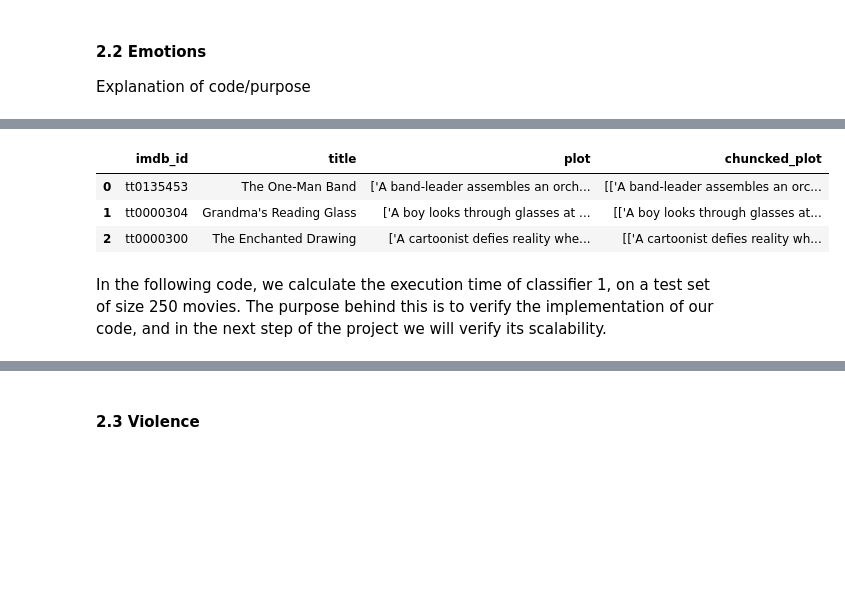
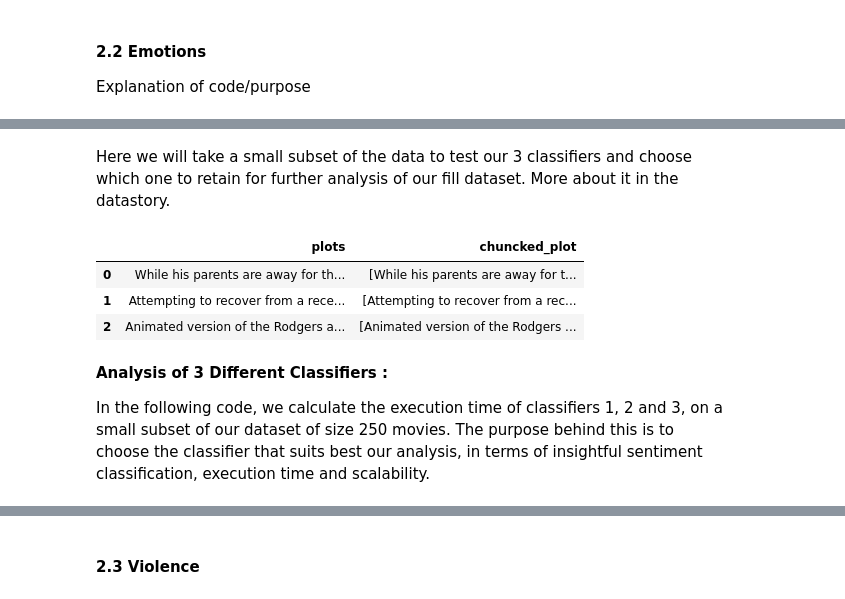
Before and after one commit to epfl-ada/ada-2022-project-lego, a Jupyter notebook: ADApm2.ipynb, the cells around one changed output, grey strips where cells are left out. Cells and saved outputs as stored; diff of their text form; code cells hidden in the pictures; blank space fills up the shorter version.

```diff
--- a/ADApm2.ipynb
+++ b/ADApm2.ipynb
@@ -339,0 +506,13 @@ imdb_data["general_sentiment"] = imdb_data["plot"].apply(lambda x: TextBlob(str(
+# %%
+# Regression for subjectivity of the General Sentiment
+import numpy as np
+from sklearn.linear_model import LinearRegression
+import matplotlib.pyplot as plt
+
+x = imdb_data["year"].unique().reshape(-1,1)
+y = imdb_data.groupby("year")["subjectivity"].mean().to_numpy().reshape(-1,1)
+
+reg = LinearRegression().fit(x, y)
+
+print(reg.coef_)
+print(reg.intercept_)
@@ -378,7 +598,8 @@ import seaborn as sns
 import math
 import matplotlib.pyplot as plt
 LENGTH_CHUNKS= 512
-imdb_data = pd.read_csv(data_folder+imdb_data_sample_fn)
 
-imdb_data2= imdb_data.copy()
-imdb_data2.drop(columns=imdb_data.columns[0], axis=1, inplace=True)
+imdb_data2= pd.read_csv(data_folder+imdb_data_final, engine='python')
+imdb_data2.reset_index(inplace= True)
+imdb_data2.drop(columns=imdb_data2.columns[0], axis=1, inplace=True)
+imdb_data2.head(2)
@@ -390,0 +614,2 @@ imdb_data2.head(2)
+# %%
+imdb_data2.drop_duplicates(subset=['plots'], keep='last', inplace=True)
@@ -400,3 +631,8 @@ def chunks_list(text,n):
     chuncked_text = list(chunk_text(text, n))
     chuncked_text= ["".join(word) for word in chuncked_text]
     return chuncked_text
+# %%
+#Shuffle the data in order to get a homogenous subset of our data with respect to the year of release
+test_df= imdb_data2.sample(frac = 1)
+test_df= test_df.reset_index(drop= True)
+test_df.head(3)
@@ -403,10 +644,12 @@ def chunks_list(text,n):
+# %% [markdown]
+Here we will take a small subset of the data to test our 3 classifiers and choose which one to retain for further analysis of our fill dataset. More about it in the datastory.
 # %%
-imdb_data2['chuncked_plot']= imdb_data2['plot'].apply(lambda x: chunks_list(str(x),LENGTH_CHUNKS))
-movies_emotions= imdb_data2[['imdb_id','title','plot','chuncked_plot']]
-movies_emotions.head(3)
+test_df= test_df[:50][['plots']]
+test_df['chuncked_plot']= test_df['plots'].apply(lambda x: chunks_list(str(x),LENGTH_CHUNKS))
+test_df.head(3)
 # %% [output]
-|  | imdb_id | title | plot | chuncked_plot |
-| 0 | tt0135453 | The One-Man Band | ['A band-leader assembles an orch... | [['A band-leader assembles an orc... |
-| 1 | tt0000304 | Grandma's Reading Glass | ['A boy looks through glasses at ... | [['A boy looks through glasses at... |
-| 2 | tt0000300 | The Enchanted Drawing | ['A cartoonist defies reality whe... | [['A cartoonist defies reality wh... |
+|  | plots | chuncked_plot |
+| 0 | While his parents are away for th... | [While his parents are away for t... |
+| 1 | Attempting to recover from a rece... | [Attempting to recover from a rec... |
+| 2 | Animated version of the Rodgers a... | [Animated version of the Rodgers ... |
 # %%
@@ -419,6 +661,8 @@ def emotions_per_chunk(chunk_list):
         emotions_list+=outcome1_0
     return emotions_list
 # %% [markdown]
-In the following code, we calculate the execution time of classifier 1, on a test set of size 250 movies. The purpose behind this is to verify the implementation of our code, and in the next step of the project we will verify its scalability.
+**Analysis of 3 Different Classifiers :**
+
+In the following code, we calculate the execution time of classifiers 1, 2 and 3, on a small subset of our dataset of size 250 movies. The purpose behind this is to choose the classifier that suits best our analysis, in terms of insightful sentiment classification, execution time and scalability.
 # %%
 %%time
```
Also changed, not shown: parts of 130 cells of this notebook, 1 other file.
